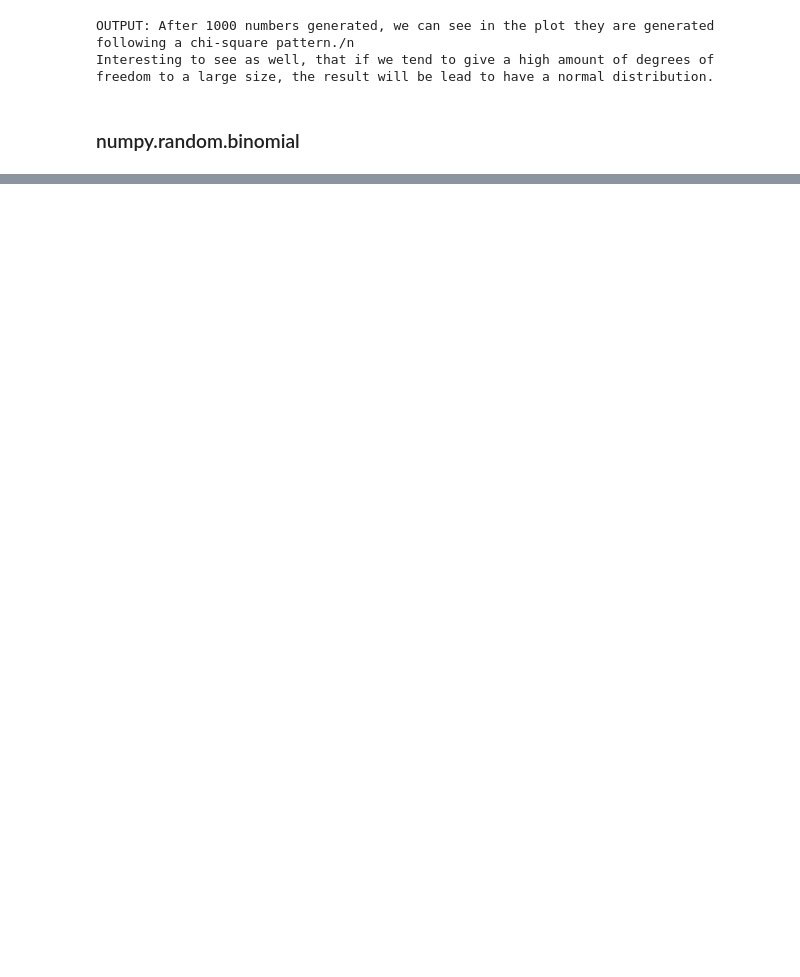
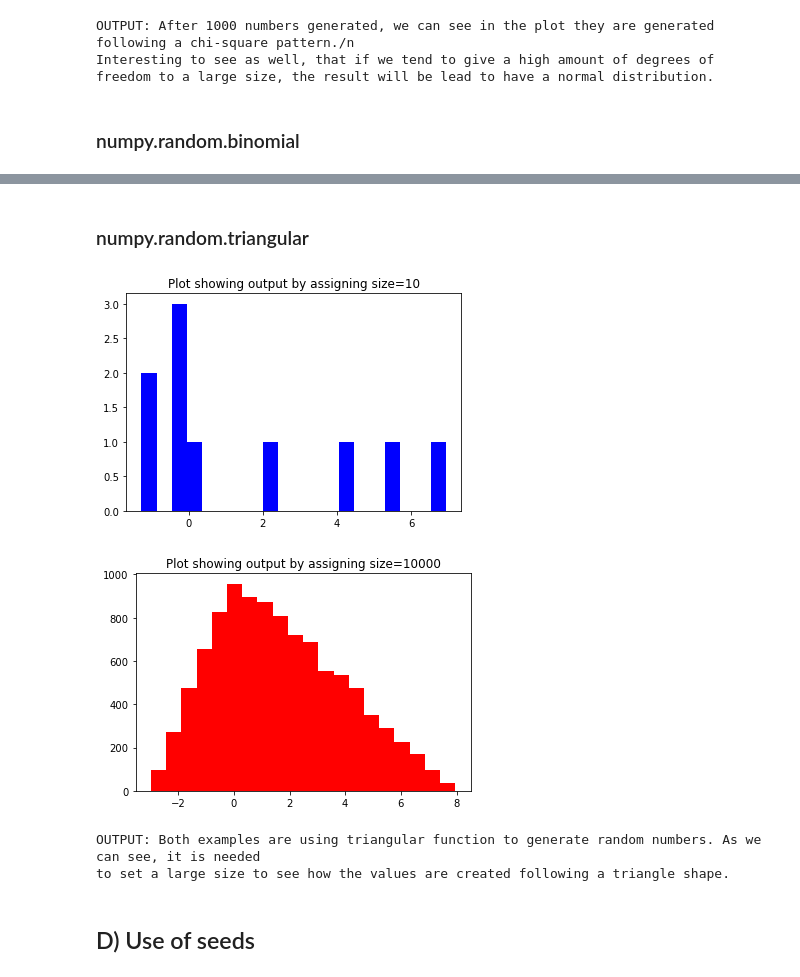
Before and after one commit to Manuferu/Assignment_PDA, a Jupyter notebook: Assignment.ipynb, the cells around one changed output, grey strips where cells are left out. Saved outputs shown, nothing was run; the diff lists cells and outputs as text; code cells hidden in the pictures; blank space fills up the shorter version.

```diff
--- a/Assignment.ipynb
+++ b/Assignment.ipynb
@@ -354,0 +412,20 @@ important to notice that the mean of the distribution will be the result of (nxp
+# %% [markdown]
+### numpy.random.triangular
+# %%
+s=np.random.triangular(-3, 0, 8, 10)
+plt.hist(s, bins=20,color='b')
+plt.title('Plot showing output by assigning size=10')
+plt.show()
+s=np.random.triangular(-3, 0, 8, 10000)
+plt.title('Plot showing output by assigning size=10000')
+plt.hist(s, bins=20,color='r')
+plt.show()
+print('\nOUTPUT: Both examples are using triangular function to generate random numbers. As we can see, it is needed')
+print('to set a large size to see how the values are created following a triangle shape.')
+# %% [output]
+[figure, added]
+[figure, added]
+OUTPUT: Both examples are using triangular function to generate random numbers. As we can see, it is needed
+to set a large size to see how the values are created following a triangle shape.
+# %% [markdown]
+## D) Use of seeds
```
Also changed, not shown: parts of 11 cells of this notebook, 1 other file.
